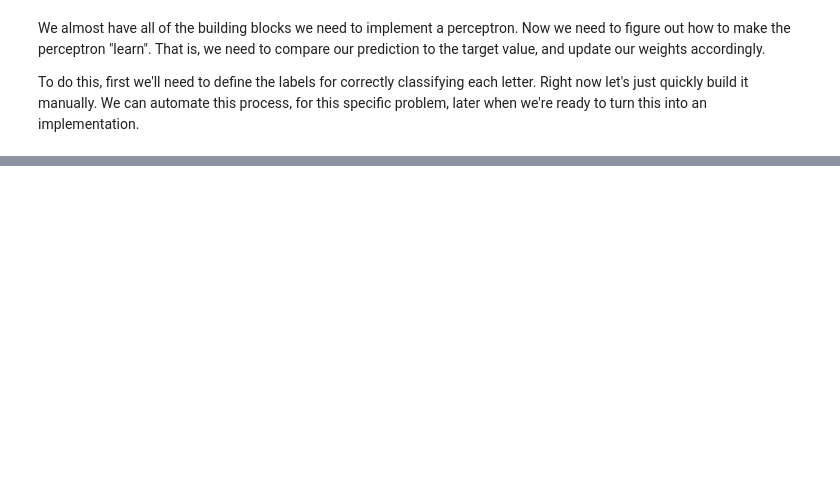
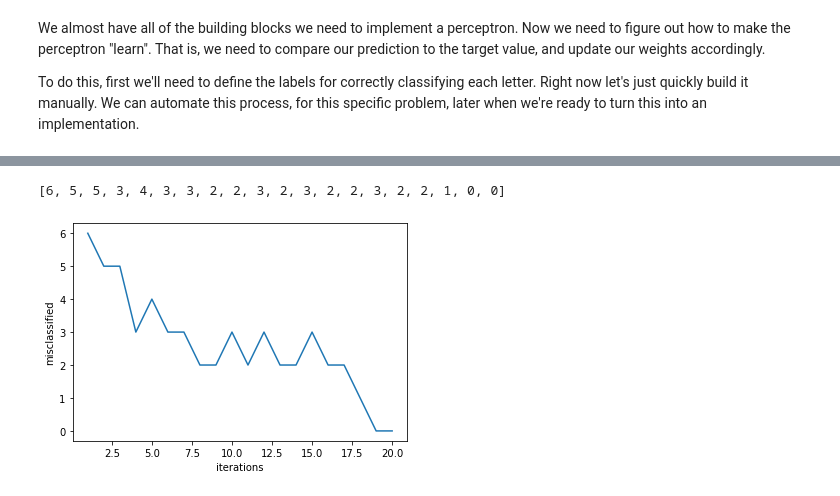
Before and after one commit to Jmchin/cpsc585, a Jupyter notebook: perceptron.ipynb, the cells around one changed output, grey strips where cells are left out. Saved outputs shown, nothing was run; the diff lists cells and outputs as text; code cells hidden in the pictures; blank space fills up the shorter version.

```diff
--- a/perceptron.ipynb
+++ b/perceptron.ipynb
@@ -10,7 +10,7 @@ import dataset
 
 # Our dataset uses chars and not number values: encode the values (bipolar)
 def encode(data):
-    return [1 if pixel == '#' else -1
+    return [1 if pixel == '#' else 0
                for line in data
                for pixel in line]
 
@@ -70,6 +69,6 @@ print(weighted_sum)
 The next part we need to add into our perceptron model is the activation function, i.e a threshold. If the weighted sum of all inputs to the network exceeds some threshold value ouput +1, else output -1.
 # %%
 threshold = 0
-prediction = 1 if weighted_sum > threshold else -1
+prediction = 1 if weighted_sum > threshold else 0
 print(f'Network predicts {prediction} given ({weighted_sum}) weighted sum.')
 # %% [output]
@@ -273,0 +224,43 @@ old weights: [-0.16595599  0.44064899 -0.99977125 -0.39533485 -0.70648822 -0.815
+# %%
+features = data[:, :-1]
+
+np.random.seed(1)
+w = np.random.uniform(-1, 1, features.shape[1]+1)
+#print(w)
+#w = np.zeros(features.shape[1]+1)
+#print(w)
+features = np.asarray([[1] + feature for feature in features])
+
+labels =  data[:, -1]
+
+example_perceptron = Perceptron(w)
+
+epochs = 20
+misclassified = []
+
+for epoch in range(epochs):
+    misclasses = 0
+    for x, l in zip(features, labels):
+        x = np.insert(x,0,1)
+        pred = np.dot(example_perceptron.weights, x)
+        out = 1 if pred > 0 else 0
+        err = l - out
+
+       # print(f'features: {x}\nweights: {example_perceptron.weights}\nprediction: {pred}\noutput: {out}\nlabel: {l}\nerror: {err}\n{"*" * 60}\n')
+        if err != 0:
+            misclasses += 1
+            for i in range(len(x)):
+                example_perceptron.weights[i] = example_perceptron.weights[i] + (0.01 * (err * x[i]))
+    misclassified.append(misclasses)
+
+print(misclassified)
+plt.plot(np.arange(1,epochs+1), misclassified)
+plt.xlabel('iterations')
+plt.ylabel('misclassified')
+plt.show()
+#for i in range(len(features)):
+ #   print(example_perceptron.predict(np.insert(features[i],0,1)))
+    #example_perceptron.train(x, labels)
+# %% [output]
+[6, 5, 5, 3, 4, 3, 3, 2, 2, 3, 2, 3, 2, 2, 3, 2, 2, 1, 0, 0]
+[figure, added]
```
Also changed, not shown: parts of 7 cells of this notebook.
